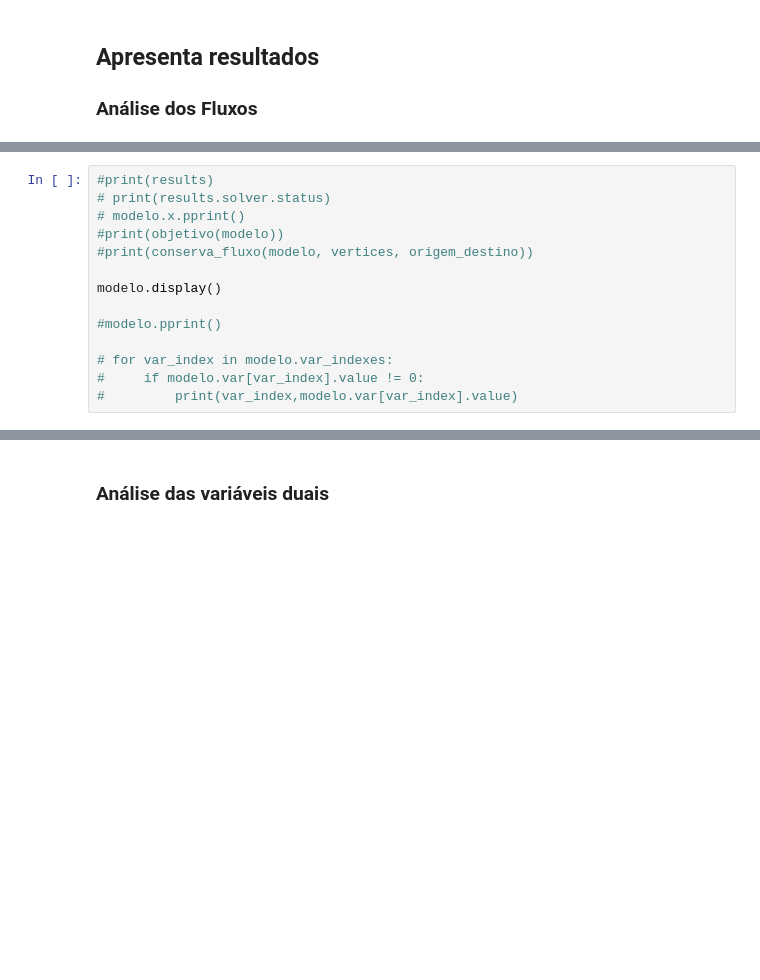
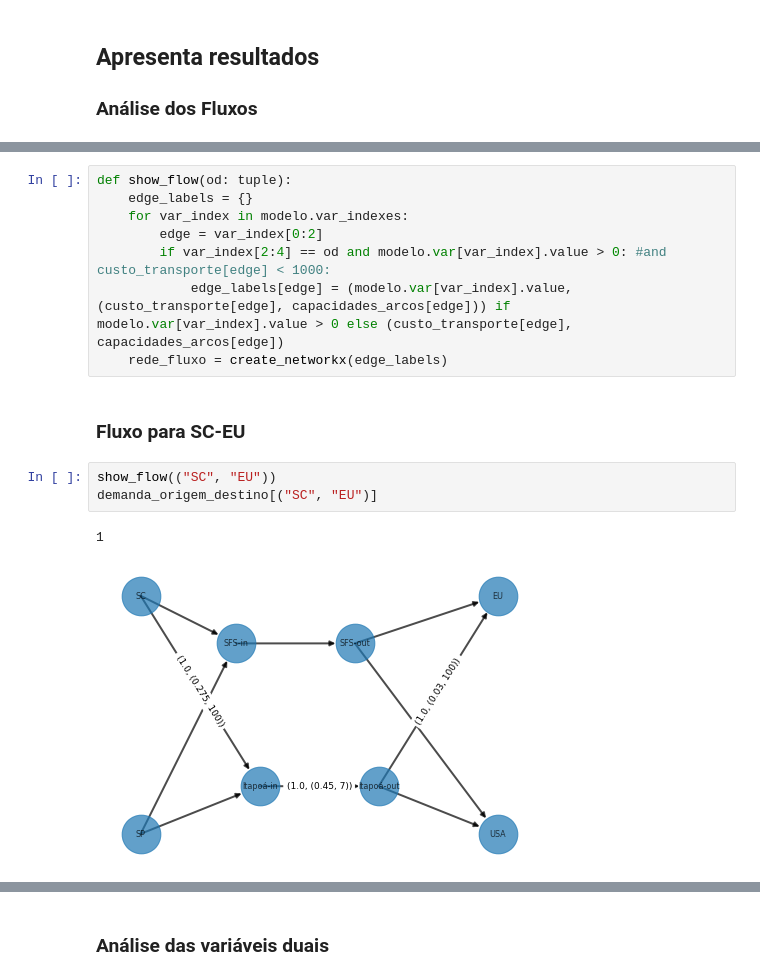
Before and after one commit to evpinheiro/competition-studies, a Jupyter notebook: EstudosConcorrencial.ipynb, the cells around one changed output, grey strips where cells are left out. Drawn from its saved outputs; the diff is of its cells as text; blank space fills up the shorter version.

```diff
--- a/EstudosConcorrencial.ipynb
+++ b/EstudosConcorrencial.ipynb
@@ -190,14 +243,16 @@ rede_fluxo = create_networkx(edge_labels)
-# %%
-#print(results)
-# print(results.solver.status)
-# modelo.x.pprint()
-#print(objetivo(modelo))
-#print(conserva_fluxo(modelo, vertices, origem_destino))
-
-modelo.display()
-
-#modelo.pprint()
-
-# for var_index in modelo.var_indexes:
-#     if modelo.var[var_index].value != 0:
-#         print(var_index,modelo.var[var_index].value)
+# %%
+def show_flow(od: tuple):
+    edge_labels = {}
+    for var_index in modelo.var_indexes:
+        edge = var_index[0:2]
+        if var_index[2:4] == od and modelo.var[var_index].value > 0: #and custo_transporte[edge] < 1000:
+            edge_labels[edge] = (modelo.var[var_index].value, (custo_transporte[edge], capacidades_arcos[edge])) if modelo.var[var_index].value > 0 else (custo_transporte[edge], capacidades_arcos[edge])
+    rede_fluxo = create_networkx(edge_labels)
+# %% [markdown]
+### Fluxo para SC-EU
+# %%
+show_flow(("SC", "EU"))
+demanda_origem_destino[("SC", "EU")]
+# %% [output]
+1
+[figure, added]
```
Also changed, not shown: parts of 19 cells of this notebook.
